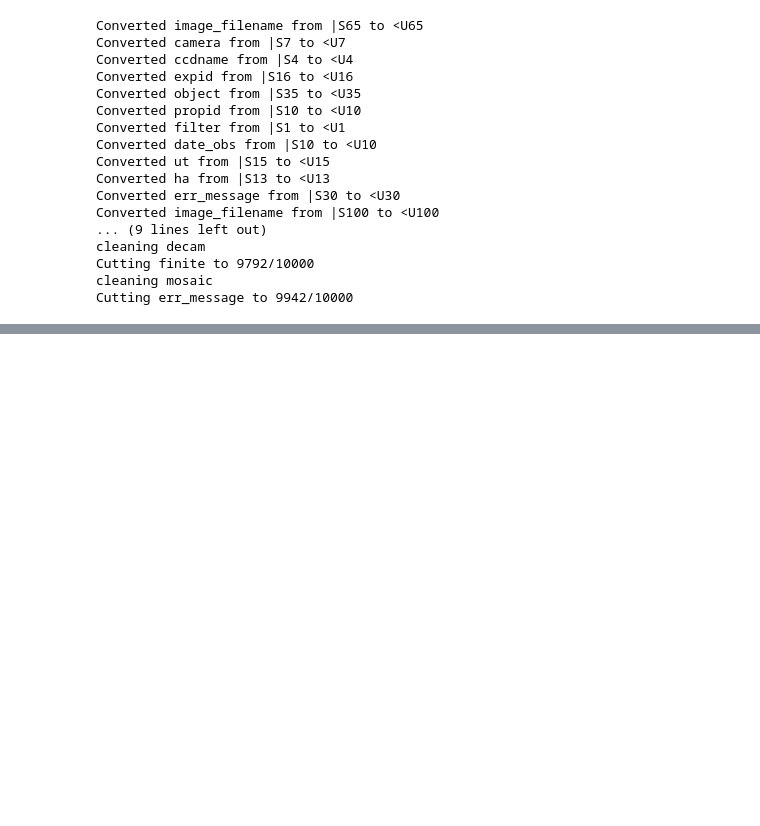
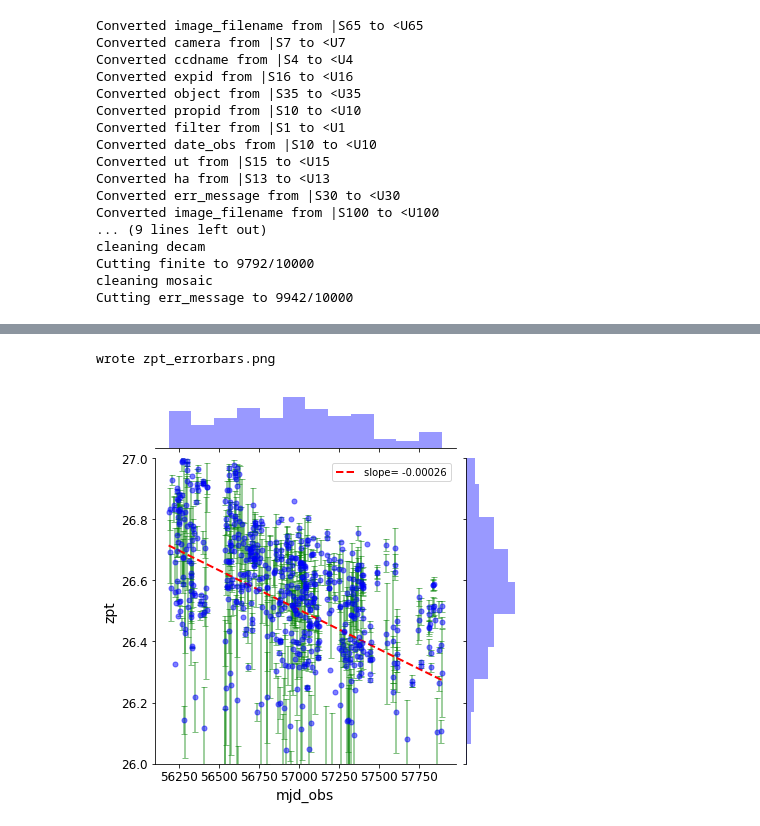
Before and after one commit to legacysurvey/legacyzpts, a Jupyter notebook: doc/nb/Strategy_Paper.ipynb, the cells around one changed output, grey strips where cells are left out. Saved outputs shown, nothing was run; the diff lists cells and outputs as text; code cells hidden in the pictures; blank space fills up the shorter version.

```diff
--- a/doc/nb/Strategy_Paper.ipynb
+++ b/doc/nb/Strategy_Paper.ipynb
@@ -97,0 +183,24 @@ wrote rms_2panel_raoff_decoff.png
+# %%
+g = sns.JointGrid(x='mjd_obs',y="zpt", data=decam_avg)
+
+kwargs= dict(ls='none',alpha=0.5,marker='o',ms=5,
+             mfc='b',mec='b',ecolor='g',mew=1,capsize=3)
+g = g.plot_joint(plt.errorbar, yerr=decam_err['zpt'], **kwargs)
+
+slope,inter,err_s,err_i= LeastSquares(decam_avg['mjd_obs'],
+                                      decam_avg['zpt'],decam_err['zpt']).estim()
+x= np.linspace(decam_avg['mjd_obs'].min(),decam_avg['mjd_obs'].max())
+g.ax_joint.plot(x,slope*x+inter,'r--',lw=2,
+                label='slope= %.2g' % slope)
+g.ax_joint.legend(loc='upper right')
+
+g = g.plot_marginals(sns.distplot, kde=False, color=kwargs['mfc'])
+
+g.ax_joint.set_ylim(26,27)
+
+savefn='zpt_errorbars.png'
+g.savefig(savefn, bbox_inches='tight',dpi=150)
+print("wrote %s" % savefn)
+# %% [output]
+wrote zpt_errorbars.png
+[figure, added]
```
Also changed, not shown: parts of 50 cells of this notebook, 2 other files.
